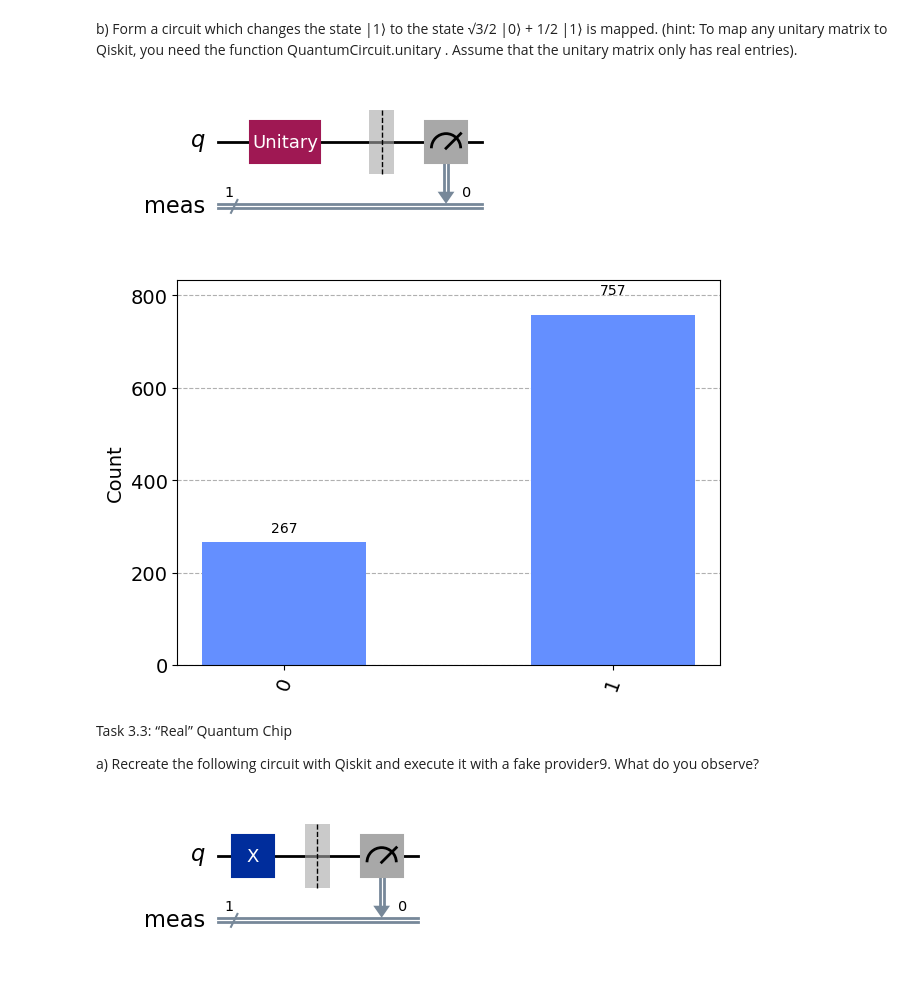
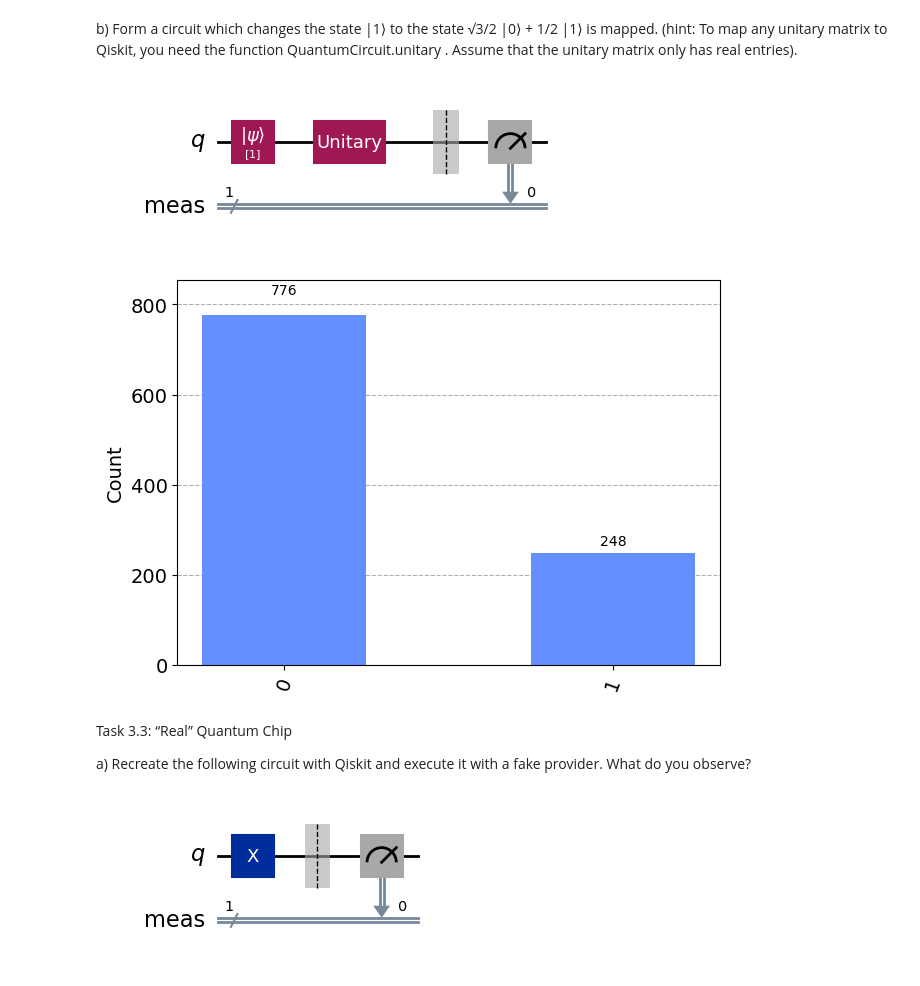
Before and after one commit to NoelHuibers/IntroductionToQuantumComputing, a Jupyter notebook: exercise3.ipynb, the cells around one changed output. Cells and saved outputs as stored; diff of their text form; code cells hidden in the pictures.

```diff
--- a/exercise3.ipynb
+++ b/exercise3.ipynb
@@ -39,35 +39,37 @@ real entries).
 # %%
 from qiskit import QuantumCircuit
 import numpy as np
 
 U = np.array([
     [1/2, np.sqrt(3)/2],
     [-np.sqrt(3)/2, 1/2]
 ])
 circuit = QuantumCircuit(1)
+circuit.initialize(1, [0])
 circuit.unitary(U, [0])
 
 circuit.measure_all()
 
 circuit.draw("mpl")
 # %% [output]
-[figure, old version]
+[figure, new version]
 # %%
 from qiskit import transpile
-from qiskit_ibm_runtime.fake_provider import FakeAlmadenV2
+from qiskit_ibm_runtime.fake_provider import FakeQuitoV2
+from qiskit.visualization import plot_histogram
 
-backend = FakeAlmadenV2()
+backend = FakeQuitoV2()
 
 transpiled_circuit = transpile(circuit, backend)
 job = backend.run(transpiled_circuit)
 counts = job.result().get_counts()
 plot_histogram(counts)
 # %% [output]
-[figure, old version]
+[figure, new version]
 # %% [markdown]
 Task 3.3: “Real” Quantum Chip
 
-a) Recreate the following circuit with Qiskit and execute it with a fake provider9. What do you observe?
+a) Recreate the following circuit with Qiskit and execute it with a fake provider. What do you observe?
 # %%
 from qiskit import QuantumCircuit
 
```
Also changed, not shown: parts of 2 cells of this notebook.
